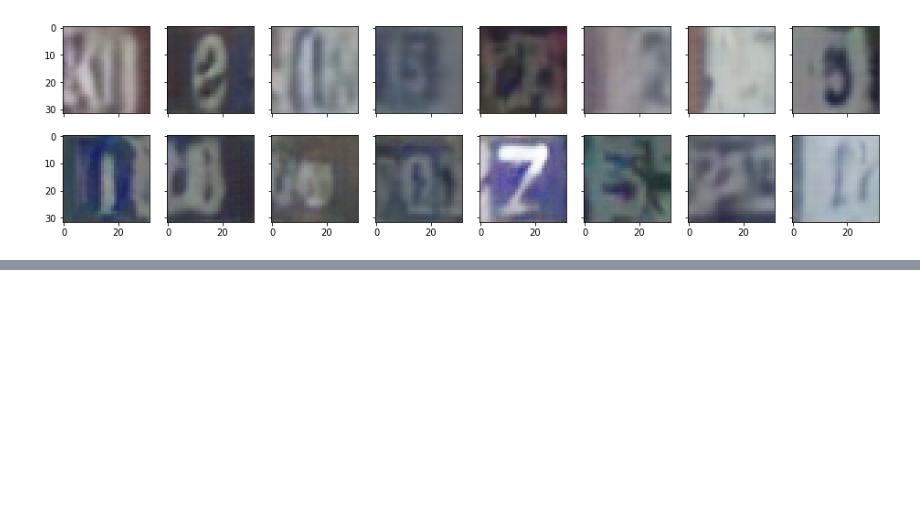
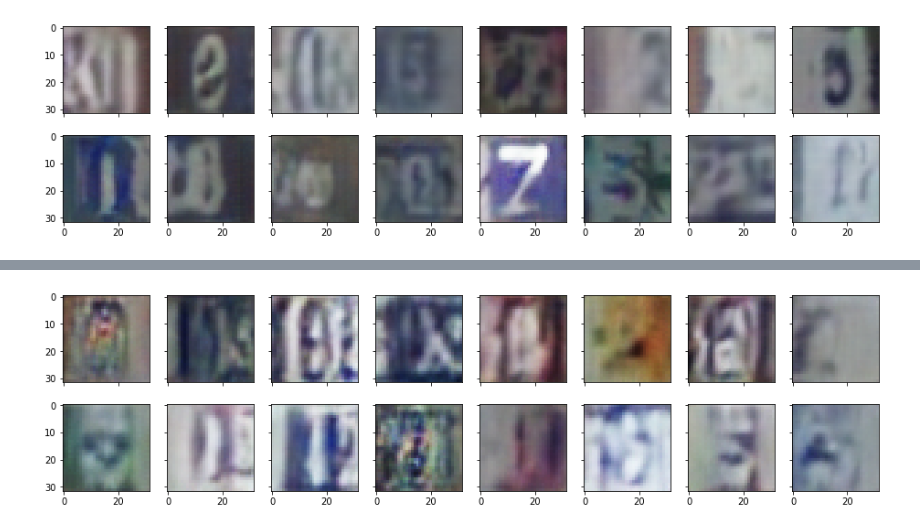
Before and after one commit to Marvinsky/DCGAN, a Jupyter notebook: DCGAN - SVHN (Dataset Street View Home Numbers).ipynb, the cells around one changed output, grey strips where cells are left out. Drawn from its saved outputs; the diff is of its cells as text; code cells hidden in the pictures; blank space fills up the shorter version.

```diff
--- a/DCGAN - SVHN (Dataset Street View Home Numbers).ipynb
+++ b/DCGAN - SVHN (Dataset Street View Home Numbers).ipynb
@@ -597,0 +609,4 @@ RuntimeError: size mismatch, m1: [128 x 200], m2: [100 x 2048] at /opt/conda/con
+# %%
+_ = view_samples(-1, samples2)
+# %% [output]
+[figure, added]
```
Also changed, not shown: parts of 6 cells of this notebook.
